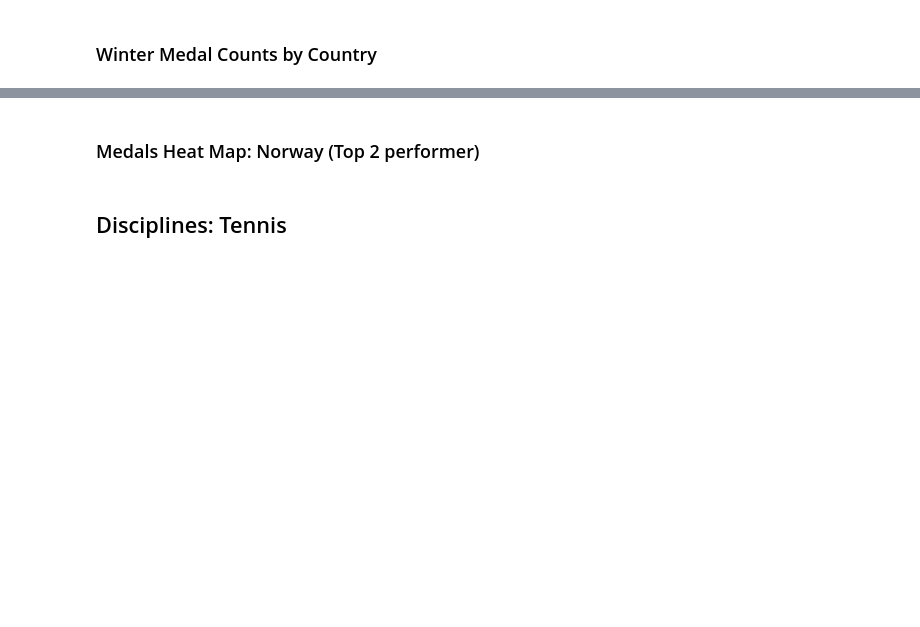
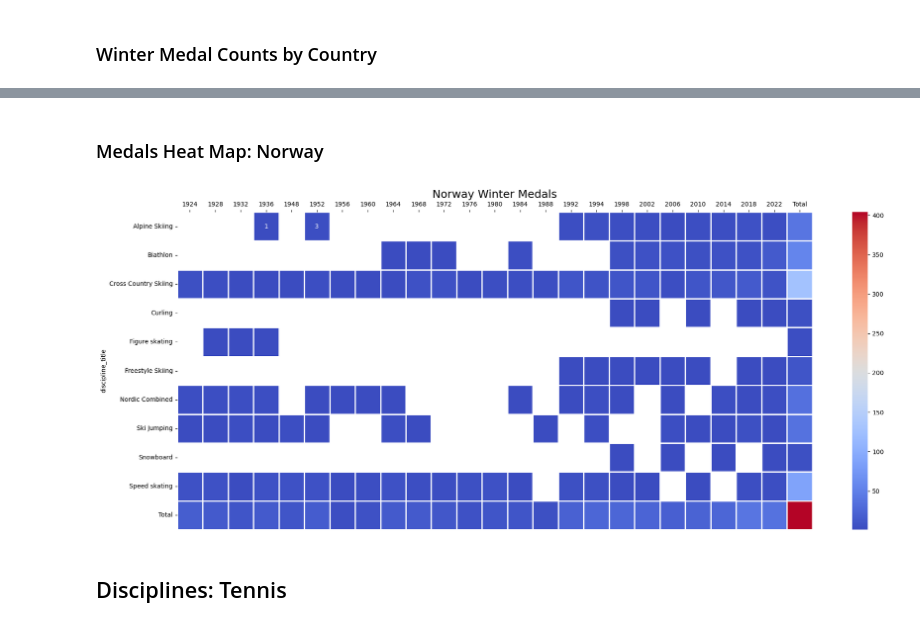
Before and after one commit to JimGile/group3-project1, a Jupyter notebook: src/olympic_games_data_vis.ipynb, the cells around one changed output, grey strips where cells are left out. Cells and saved outputs as stored; diff of their text form; code cells hidden in the pictures; blank space fills up the shorter version.

```diff
--- a/src/olympic_games_data_vis.ipynb
+++ b/src/olympic_games_data_vis.ipynb
@@ -246,5 +283,5 @@ fig1 = ogm.plot_country_medal_heatmap(country_medal_ua, "Ukraine", season="Summe
 ## Winter Games
 # %%
 data_winter = data_medal[data_medal['game_season']=='Winter'].reset_index(drop=True)
-data_winter.drop(['game_season'], axis=1, inplace=True)
+#data_winter.drop(['game_season'], axis=1, inplace=True)
 data_winter.head()
@@ -276,8 +329,10 @@ plt.show()
 # %% [markdown]
-### Medals Heat Map: Norway (Top 2 performer)
+### Medals Heat Map: Norway
 # %%
 country_medal_nor = ogm.get_country_medal_heatmap(data_winter, 'Norway')
-fig1 = ogm.plot_country_medal_heatmap(country_medal_nor, "Norway", season="Winter", figsize=(20,16))
+fig1 = ogm.plot_country_medal_heatmap(country_medal_nor, "Norway", season="Winter", figsize=(20,8))
+# %% [output]
+[figure, added]
 # %% [markdown]
 ## Disciplines: Tennis
 # %%
```
Also changed, not shown: parts of 10 cells of this notebook, 7 other files.
